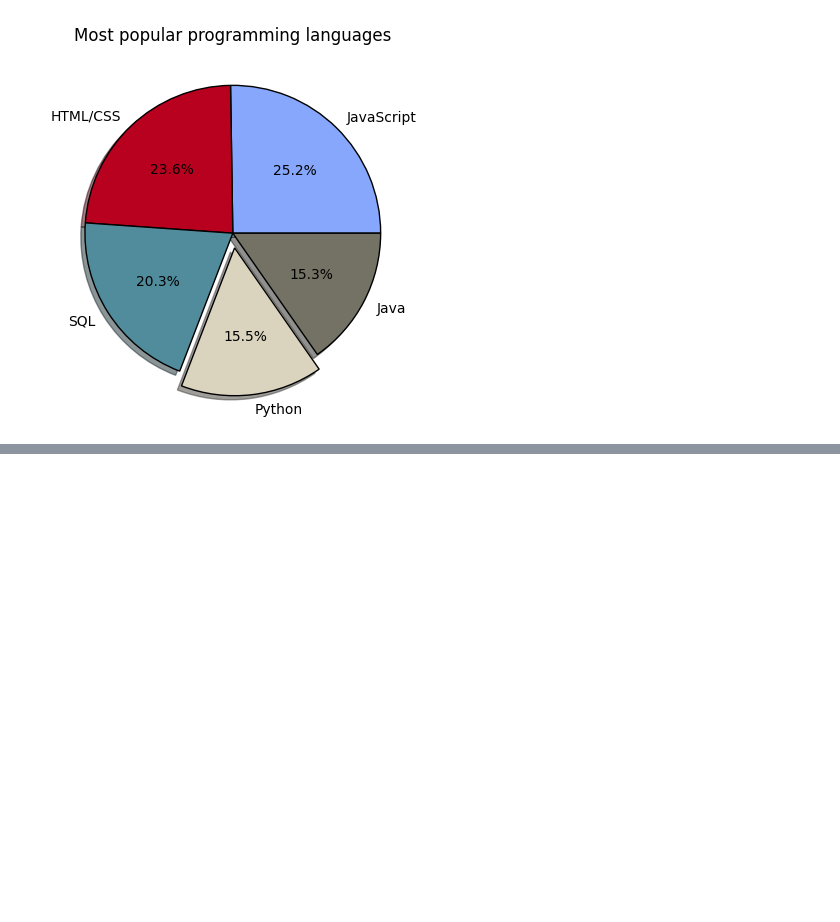
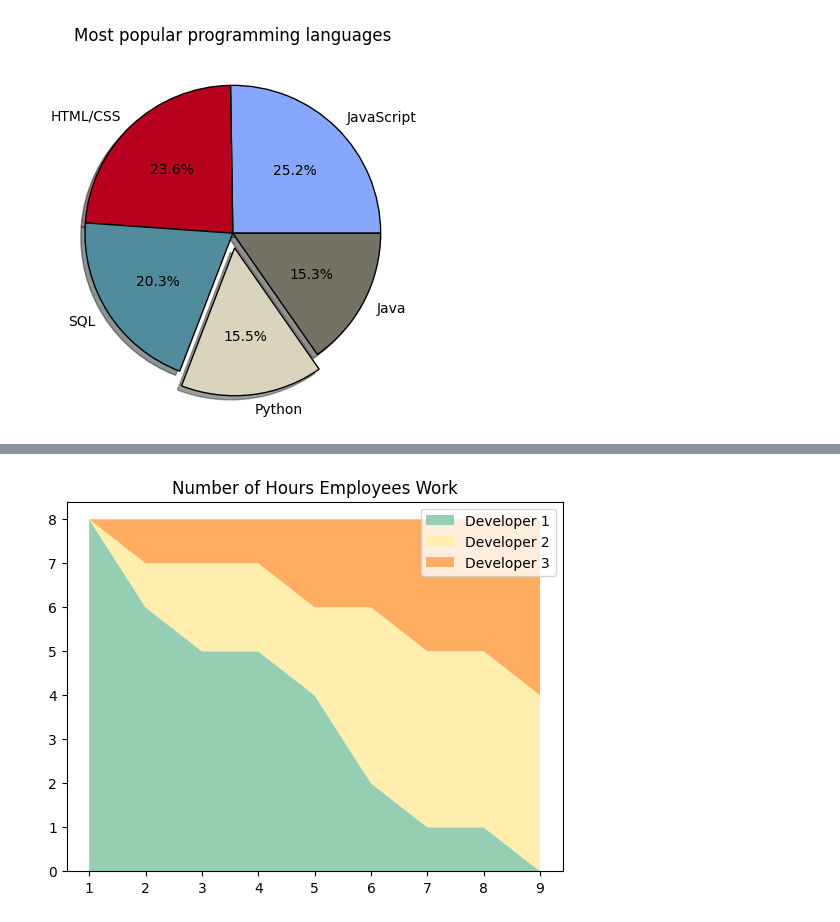
Before and after one commit to MHassanAr/matplotlib, a Jupyter notebook: matplotlib.ipynb, the cells around one changed output, grey strips where cells are left out. Saved outputs shown, nothing was run; the diff lists cells and outputs as text; code cells hidden in the pictures; blank space fills up the shorter version.

Commit message:
Add stack plot visualizing

```diff
--- a/matplotlib.ipynb
+++ b/matplotlib.ipynb
@@ -252,0 +282,27 @@ plt.show()  # This function call displays the chart on the screen
+# %%
+# Dyas on the x-axis
+days = [1, 2, 3, 4, 5, 6, 7, 8, 9]
+
+# Hours worked by each developer over the specified day
+developer1 = [8, 6, 5, 5, 4, 2, 1, 1, 0]
+developer2 = [0, 1, 2, 2, 2, 4, 4, 4, 4]
+developer3 = [0, 1, 1, 1, 2, 2, 3, 3, 4]
+
+# Define colors for each developers section in the stack plot
+colors = ["#96CEB4", "#FFEEAD", "#FFAD60"]
+
+# Creating a stack plot with the data for each developer
+plt.stackplot(days, developer1, developer2, developer3,
+               labels=["Developer 1", "Developer 2", "Developer 3"],
+               colors=colors)
+
+# Adding a legend to identify each player
+plt.legend(loc="upper right")
+
+# Adding a title to the plot for context
+plt.title("Number of Hours Employees Work")
+
+# Displaying the plot
+plt.show()
+# %% [output]
+[figure, added]
```
Also changed, not shown: parts of 2 cells of this notebook.
